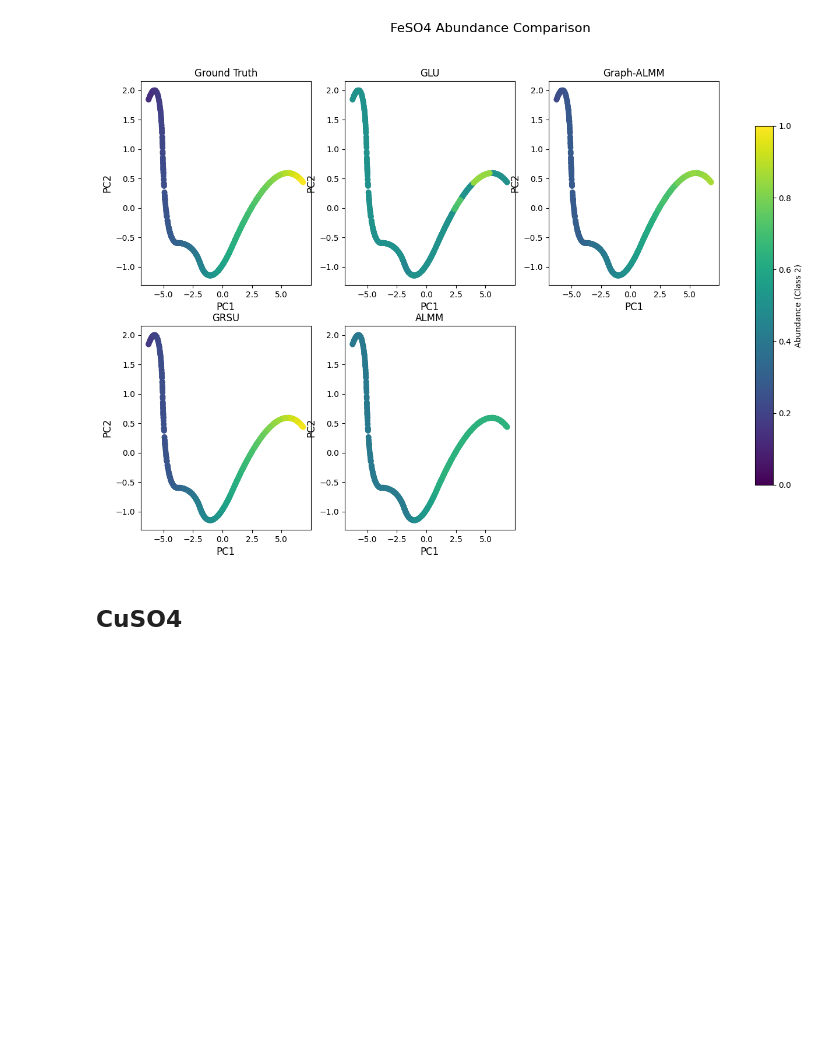
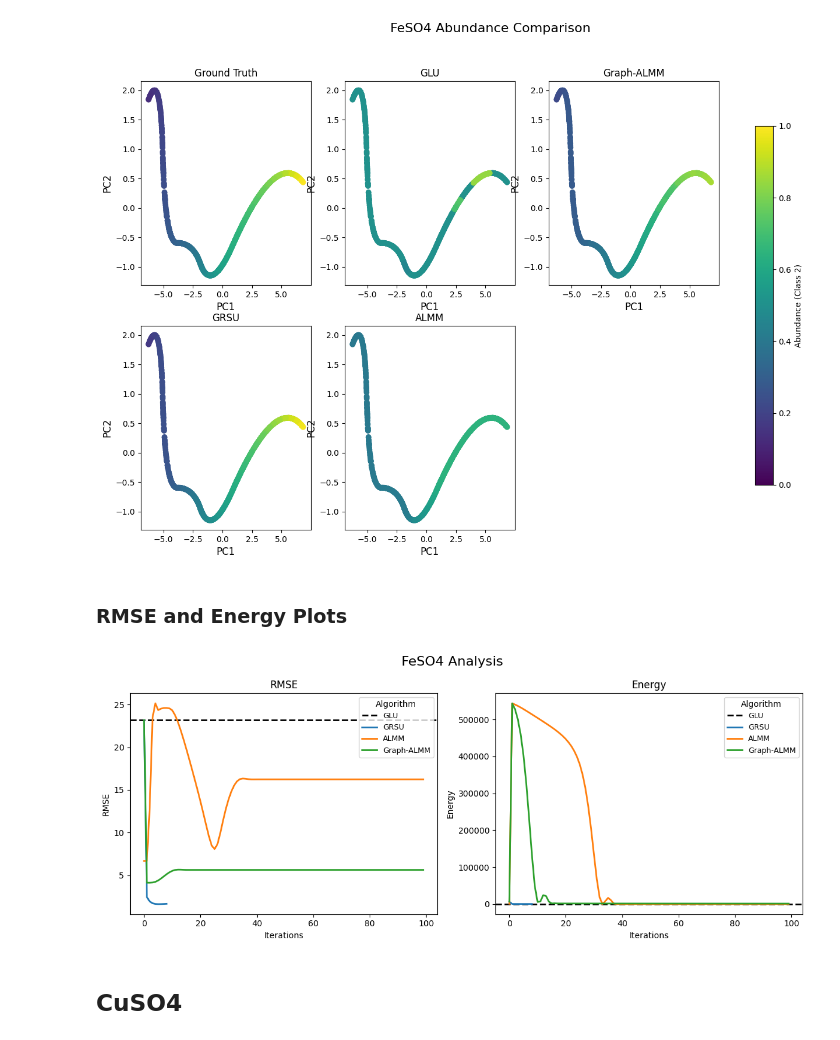
Before and after one commit to mtyler1059/Nearly-Blind-Hyperspectral-Unmixing, a Jupyter notebook: chem_experiments.ipynb, the cells around one changed output. Drawn from its saved outputs; the diff is of its cells as text; code cells hidden in the pictures; blank space fills up the shorter version.

```diff
--- a/chem_experiments.ipynb
+++ b/chem_experiments.ipynb
@@ -557,10 +574,17 @@ best_beta = 5.5e-7
 best_gamma = 5.5e-7
 best_eta = 5.5e-7
 
+# Actual Run
 E_ALMM_chem_FeSO4, A_ALMM_chem_FeSO4, T_ALMM_chem_FeSO4, B_ALMM_chem_FeSO4 = algo_2_almm_optimized(X = X_chem_FeSO4, S = S_gt_chem_FeSO4, A_gt = A_gt_chem_FeSO4,
                                                                             alpha = best_alpha, beta = best_beta, gamma = best_gamma, eta = best_eta,
                                                                             maxIter = iters,
-                                                                            A_error = False, RMSE_plot = True, Energy_plot = True, title_0 = "ALMM on FeSO4 Chem Data")
+                                                                            A_error = False, RMSE_plot = False, Energy_plot = False, title_0 = "ALMM on FeSO4 Chem Data", array_plots = False)
+
+# Error and Energy arrays
+ALMM_chem_FeSO4_RMSE, ALMM_chem_FeSO4_energy, __, __ = algo_2_almm_optimized(X = X_chem_FeSO4, S = S_gt_chem_FeSO4, A_gt = A_gt_chem_FeSO4,
+                                                                    alpha = best_alpha, beta = best_beta, gamma = best_gamma, eta = best_eta,
+                                                                    maxIter = iters,
+                                                                    A_error = False, RMSE_plot = True, Energy_plot = True, title_0 = "ALMM on FeSO4 Chem Data", array_plots = True)
 # %% [output]
 [figure]
 # %%
@@ -603,6 +635,29 @@ abundance_plotting(X = X_chem_FeSO4, A_gt = A_gt_chem_FeSO4,
                    title = 'FeSO4 Abundance Comparison', color_title = 'Abundance (Class 2)')
 # %% [output]
 [figure]
+# %% [markdown]
+### RMSE and Energy Plots
+# %%
+# Define data arrays of tuples
+FeSO4_RMSE = [
+    ("GLU", A_GLU_RMSE_chem_FeSO4),
+    ("GRSU", GRSU_chem_FeSO4_RMSE),
+    ("ALMM", ALMM_chem_FeSO4_RMSE),
+    ("Graph-ALMM", graph_almm_chem_FeSO4_RMSE),
+]
+
+FeSO4_energy = [
+    ("GLU", GLU_chem_FeSO4_energy),
+    ("GRSU", GRSU_chem_FeSO4_energy),
+    ("ALMM", ALMM_chem_FeSO4_energy),
+    ("Graph-ALMM", graph_almm_chem_FeSO4_energy),
+]
+# %%
+# Plot
+graph_plotter_multiple(A_error = False, RMSE_plot = True, Energy_plot = True,
+                       A_error_data = [], RMSE_data = FeSO4_RMSE, Energy_data = FeSO4_energy, title_0 = "FeSO4 Analysis")
+# %% [output]
+[figure, added]
 # %% [markdown]
 ## CuSO4
 # %% [markdown]
```
Also changed, not shown: parts of 20 cells of this notebook, 1 other file.
